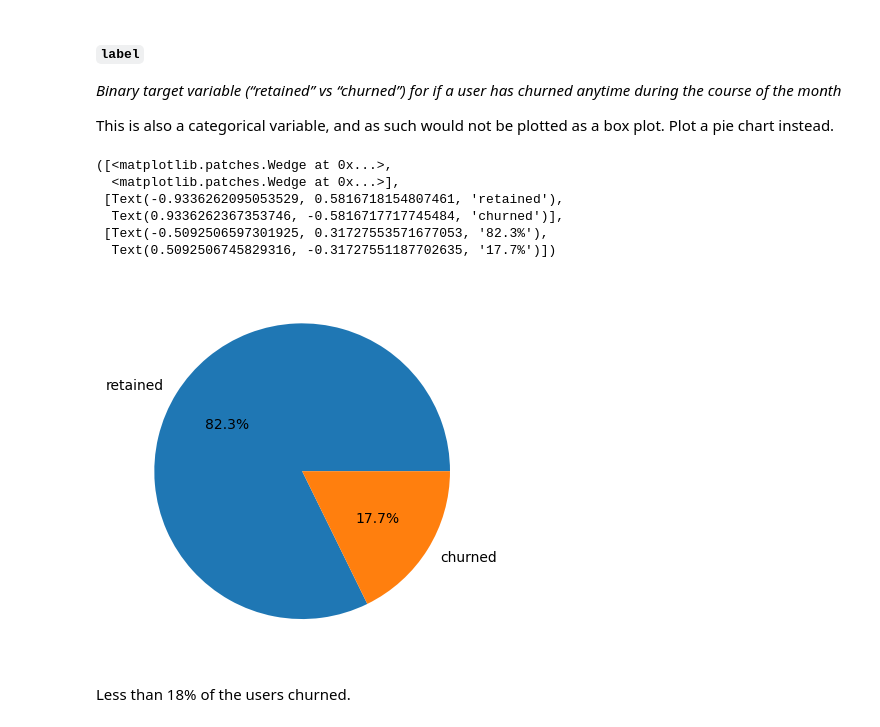
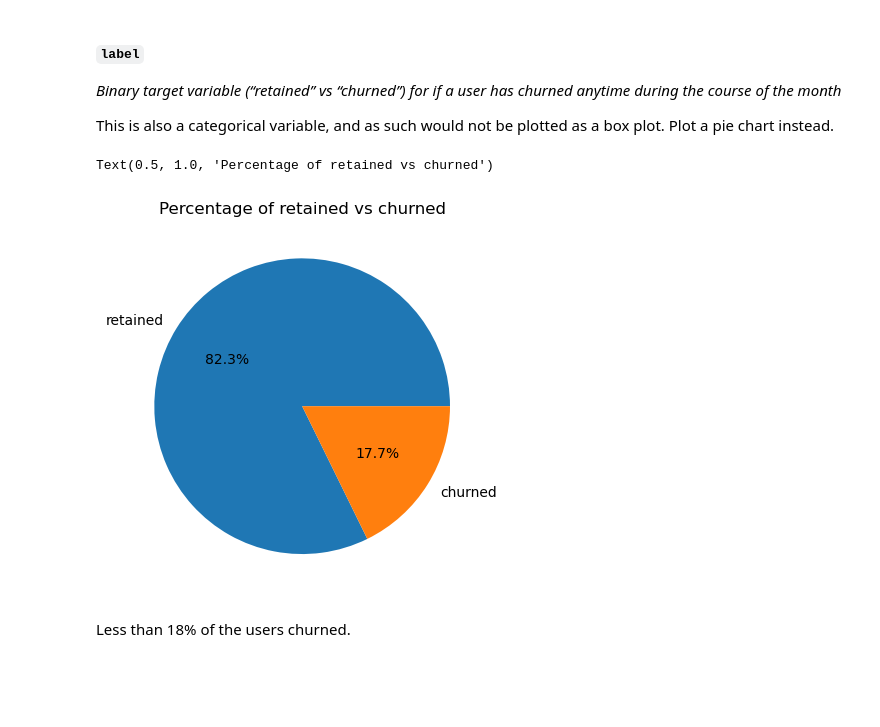
Before and after one commit to johnt759/AdvancedDataAnalytics, a Jupyter notebook: Course 3/Activity_Course 3 Waze project lab.ipynb, the cells around one changed output. Drawn from its saved outputs; the diff is of its cells as text; code cells hidden in the pictures; blank space fills up the shorter version.

```diff
--- a/Course 3/Activity_Course 3 Waze project lab.ipynb
+++ b/Course 3/Activity_Course 3 Waze project lab.ipynb
@@ -402,17 +398,13 @@ This is also a categorical variable, and as such would not be plotted as a box p
 # %%
 # Pie chart
 ### YOUR CODE HERE ###
 label_labels = ['retained', 'churned']
 label_df = df['label'].value_counts()
 plt.pie(label_df, labels=label_labels, autopct="%1.1f%%")
+plt.title("Percentage of retained vs churned")
 # %% [output]
-([<matplotlib.patches.Wedge at 0x...>,
-  <matplotlib.patches.Wedge at 0x...>],
- [Text(-0.9336262095053529, 0.5816718154807461, 'retained'),
-  Text(0.9336262367353746, -0.5816717717745484, 'churned')],
- [Text(-0.5092506597301925, 0.31727553571677053, '82.3%'),
-  Text(0.5092506745829316, -0.31727551187702635, '17.7%')])
+Text(0.5, 1.0, 'Percentage of retained vs churned')
-[figure, old version]
+[figure, new version]
 # %% [markdown]
 Less than 18% of the users churned.
 # %% [markdown]
```
Also changed, not shown: parts of 4 cells of this notebook.
